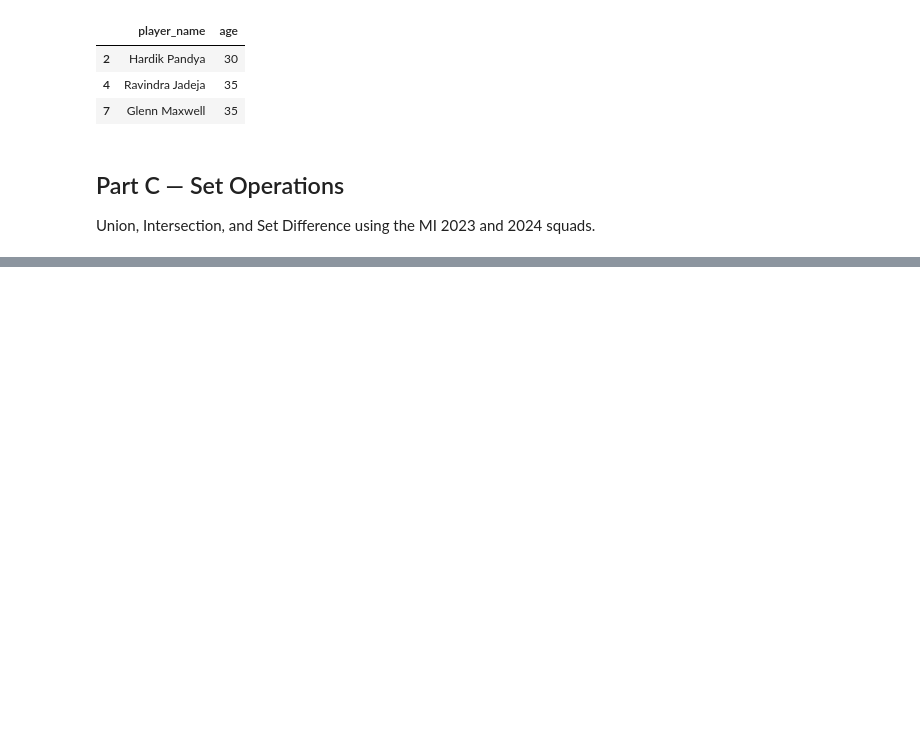
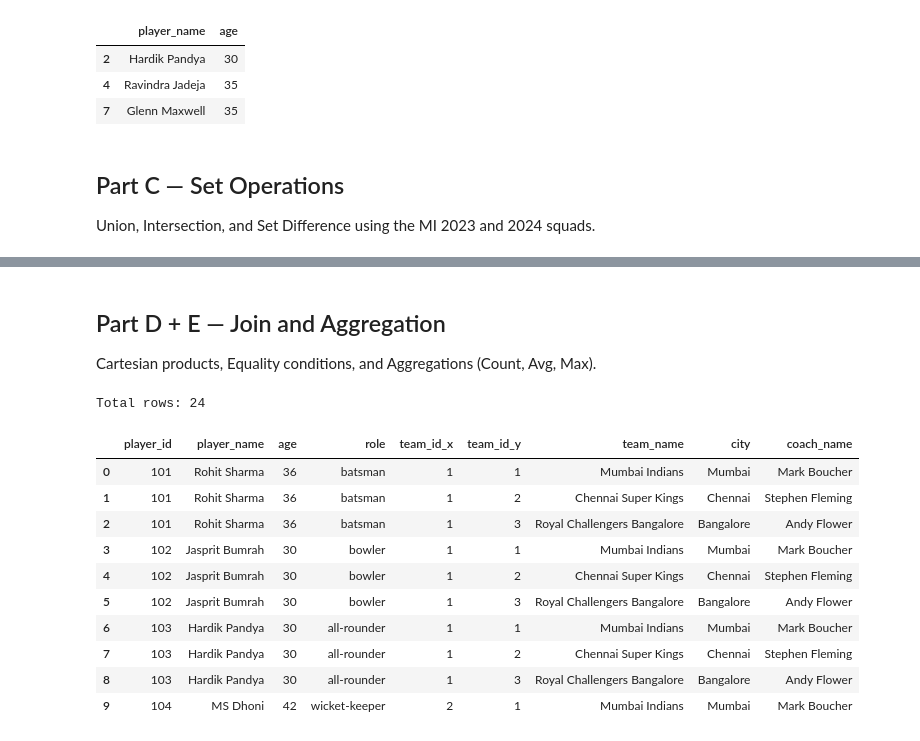
Before and after one commit to shivamkumar359/3rd-SEM-CLASS-CODES, a Jupyter notebook: IDB/W2/PRACTICAL_SESSION.ipynb, the cells around one changed output, grey strips where cells are left out. Drawn from its saved outputs; the diff is of its cells as text; code cells hidden in the pictures; blank space fills up the shorter version.

```diff
--- a/IDB/W2/PRACTICAL_SESSION.ipynb
+++ b/IDB/W2/PRACTICAL_SESSION.ipynb
@@ -72,0 +96,20 @@ mi_2023 = pd.DataFrame(['player_name': ['Rohit sharma', ]])
+# %% [markdown]
+## Part D + E — Join and Aggregation
+Cartesian products, Equality conditions, and Aggregations (Count, Avg, Max).
+# %%
+cartesian_product = players.merge(teams, how='cross')
+print(f"Total rows: {len(cartesian_product)}")
+display(cartesian_product.head(10))
+# %% [output]
+Total rows: 24
+|  | player_id | player_name | age | role | team_id_x | team_id_y | team_name | city | coach_name |
+| 0 | 101 | Rohit Sharma | 36 | batsman | 1 | 1 | Mumbai Indians | Mumbai | Mark Boucher |
+| 1 | 101 | Rohit Sharma | 36 | batsman | 1 | 2 | Chennai Super Kings | Chennai | Stephen Fleming |
+| 2 | 101 | Rohit Sharma | 36 | batsman | 1 | 3 | Royal Challengers Bangalore | Bangalore | Andy Flower |
+| 3 | 102 | Jasprit Bumrah | 30 | bowler | 1 | 1 | Mumbai Indians | Mumbai | Mark Boucher |
+| 4 | 102 | Jasprit Bumrah | 30 | bowler | 1 | 2 | Chennai Super Kings | Chennai | Stephen Fleming |
+| 5 | 102 | Jasprit Bumrah | 30 | bowler | 1 | 3 | Royal Challengers Bangalore | Bangalore | Andy Flower |
+| 6 | 103 | Hardik Pandya | 30 | all-rounder | 1 | 1 | Mumbai Indians | Mumbai | Mark Boucher |
+| 7 | 103 | Hardik Pandya | 30 | all-rounder | 1 | 2 | Chennai Super Kings | Chennai | Stephen Fleming |
+| 8 | 103 | Hardik Pandya | 30 | all-rounder | 1 | 3 | Royal Challengers Bangalore | Bangalore | Andy Flower |
+| 9 | 104 | MS Dhoni | 42 | wicket-keeper | 2 | 1 | Mumbai Indians | Mumbai | Mark Boucher |
```
Also changed, not shown: parts of 4 cells of this notebook.
